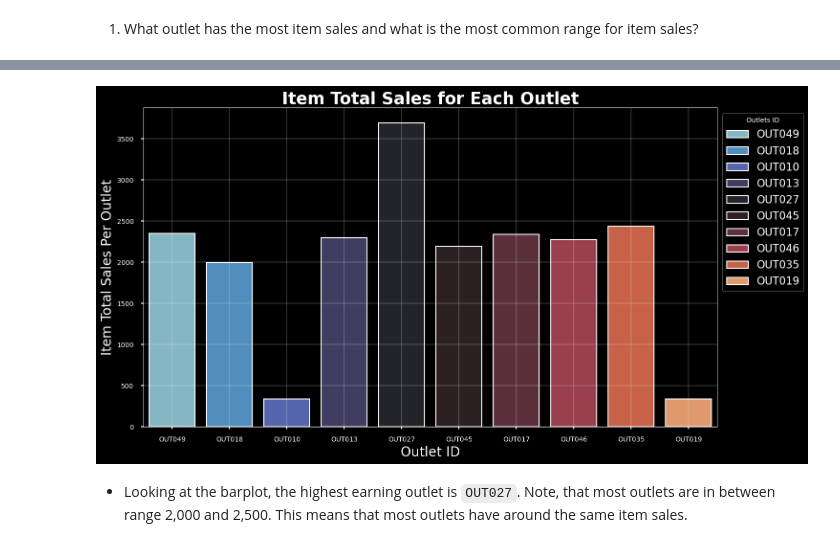
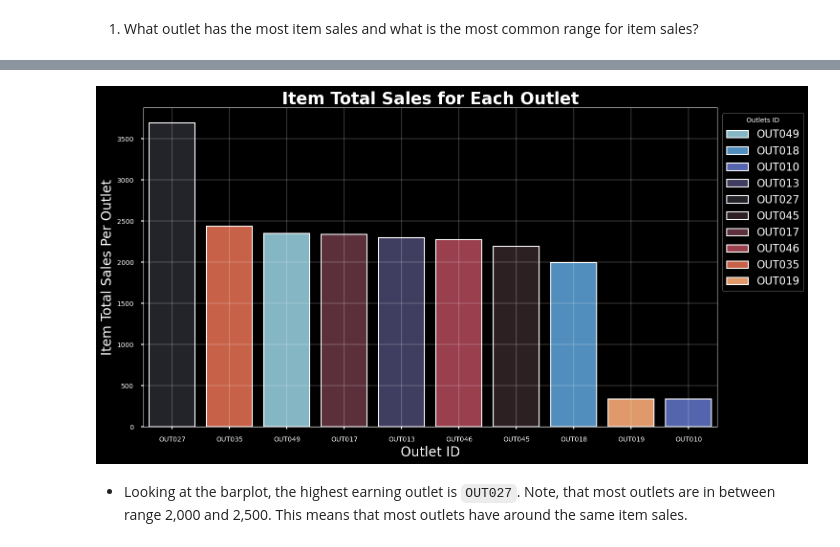
Before and after one commit to zeekwired/sales-predictions, a Jupyter notebook: sale-Prodictions (1).ipynb, the cells around one changed output, grey strips where cells are left out. Cells and saved outputs as stored; diff of their text form; code cells hidden in the pictures.

```diff
--- a/sale-Prodictions (1).ipynb
+++ b/sale-Prodictions (1).ipynb
@@ -307,3 +307,7 @@ dtypes: float64(4), int64(1), object(6)
 memory usage: 732.6+ KB
 # %% [markdown]
 1. What outlet has the most item sales and what is the most common range for item sales?
+# %%
+# grouping outlets by item sales to see the highest earner
+means = df.groupby('Outlet_Identifier')['Item_Outlet_Sales'].mean().sort_values(ascending=False)
+means
@@ -310,31 +327,31 @@ memory usage: 732.6+ KB
 # %%
 # setting style for barplot
 with plt.style.context(['seaborn-muted', 'seaborn-poster', 'dark_background']):
   # setting fig size
   plt.figure(figsize=(15,8))
   # Creating barplot
   sns.barplot(data=df, x='Outlet_Identifier',
-              y='Item_Outlet_Sales',
-              hue='Outlet_Identifier',
+              y='Item_Outlet_Sales', hue='Outlet_Identifier',
+              order=means.index,
               dodge=False,
               edgecolor='white',
               linewidth=1.5,
               ci=False,
               palette='icefire')
   # Setting x & y ticks
   plt.xticks(fontsize=10)
   plt.yticks(fontsize=10)
   # Setting x & y labels
   plt.ylabel('Item Total Sales Per Outlet', fontsize=20)
   plt.xlabel('Outlet ID', fontsize=20)
   # Seting legend, grid, title, and tight_layout
   plt.legend(bbox_to_anchor=(1,1), title='Outlets ID')
   plt.title('Item Total Sales for Each Outlet', fontweight='bold', fontsize=25)
   plt.grid(color='w', alpha=0.2)
   plt.tight_layout()
 plt.show()
 # %% [output]
-[figure, old version]
+[figure, new version]
 # %% [markdown]
 - Looking at the barplot, the highest earning outlet is `OUT027`. Note, that most outlets are in between range 2,000 and 2,500. This means that most outlets have around the same item sales.
 # %% [markdown]
```
Also changed, not shown: parts of 14 cells of this notebook.
